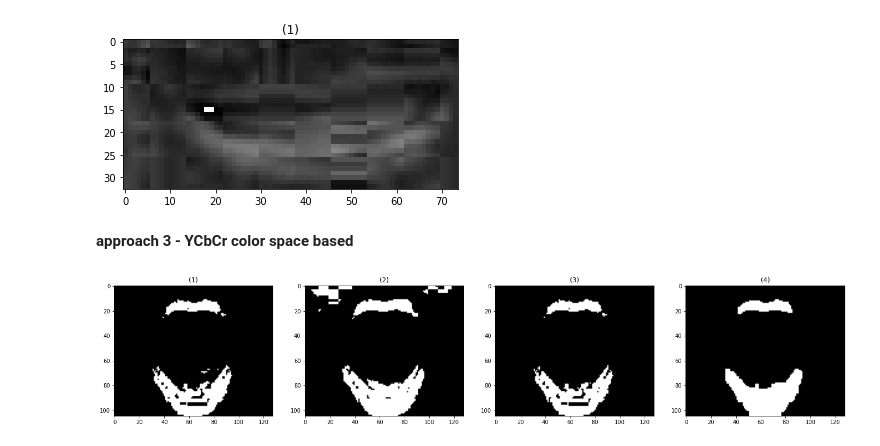
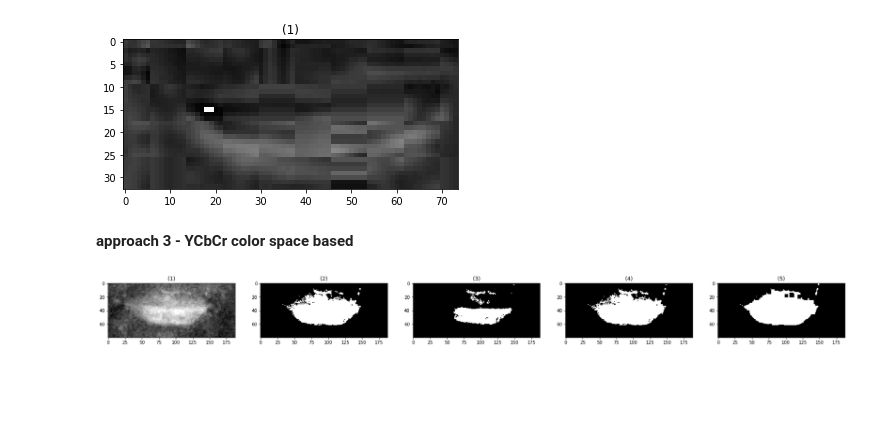
Before and after one commit to LoayMoh99/My_Social_Eye, a Jupyter notebook: Speaker_Detection/mouth_detection/MouthDetection.ipynb, the cells around one changed output. Saved outputs shown, nothing was run; the diff lists cells and outputs as text; code cells hidden in the pictures; blank space fills up the shorter version.

```diff
--- a/Speaker_Detection/mouth_detection/MouthDetection.ipynb
+++ b/Speaker_Detection/mouth_detection/MouthDetection.ipynb
@@ -16,7 +16,7 @@ import dlib
 # %%
 img_PPM=io.imread("00616_940928_fb.ppm")
 print(img_PPM.shape)
-img_open = io.imread('test.jpg')
+img_open = io.imread('00616_940928_fb.ppm')
 # img_open=img_open[:,:,:3]
 img_close = io.imread('frame69.jpg')
 show_images([img_open, img_close,img_PPM])
@@ -369,13 +366,13 @@ thresh1 = int((t1 + t2)/2)
 thresh2 = int(t2)
 # %%
 cbcr_avg = np.uint8((np.int16(cb)+np.int16(cr))/2)
-cbcr_avg_binary = cbcr_avg > thresh1
-cr_binary = cr > thresh2
+cbcr_avg_binary = cbcr_avg > thresh1-3
+cr_binary = cr > thresh2-3
 
-lip_noisy = np.logical_and(cbcr_avg_binary,cr_binary)
+lip_noisy = np.logical_or(cbcr_avg_binary,cr_binary)
 lip_cleaned = closing(lip_noisy,selem=square(5))
-lip_cleaned = opening(lip_cleaned,selem=square(3))
+# lip_cleaned = opening(lip_cleaned,selem=square(3))
 # %%
-show_images([cbcr_avg_binary,cr_binary,lip_noisy,lip_cleaned])
+show_images([cbcr_avg,cbcr_avg_binary,cr_binary,lip_noisy,lip_cleaned])
 # %% [output]
-[figure, old version]
+[figure, new version]
```
Also changed, not shown: parts of 5 cells of this notebook.
